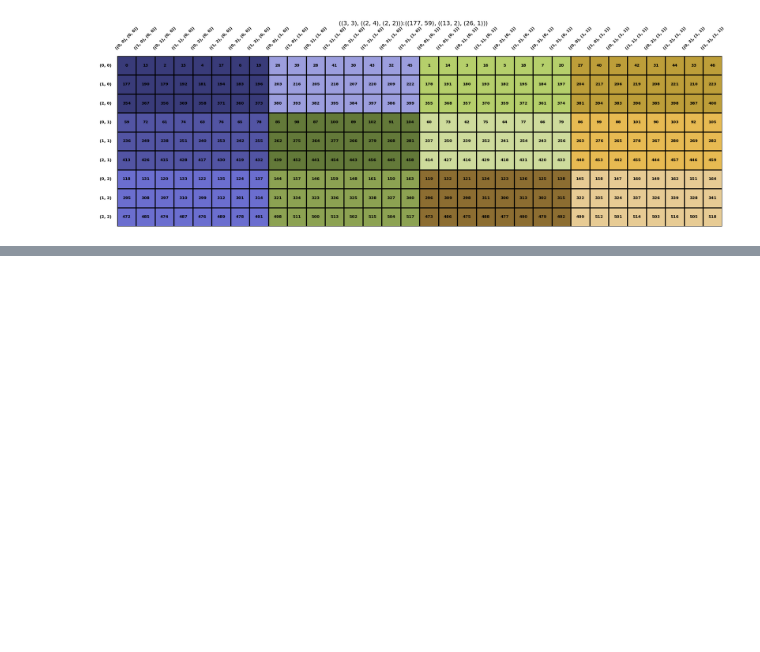
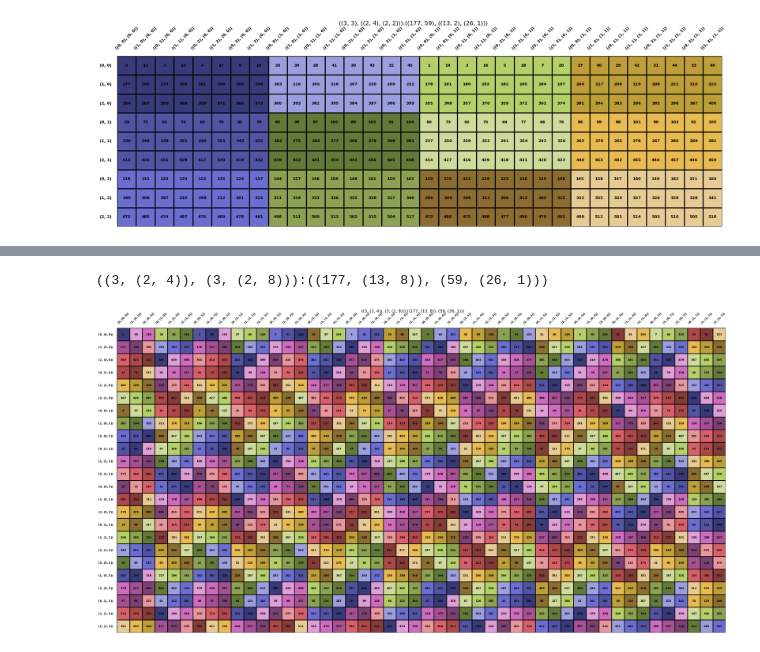
Before and after one commit to w32zhong/simp-intelligence, a Jupyter notebook: simp_intelligence/math/layout_divide.ipynb, the cells around one changed output, grey strips where cells are left out. Drawn from its saved outputs; the diff is of its cells as text; code cells hidden in the pictures; blank space fills up the shorter version.

```diff
--- a/simp_intelligence/math/layout_divide.ipynb
+++ b/simp_intelligence/math/layout_divide.ipynb
@@ -103,0 +108,5 @@ zipped_div = A.hierarchical_unzip('logical_divide', Layout.from_string('3,(2,4):
+# %%
+zipped_div.visualize()
+# %% [output]
+((3, (2, 4)), (3, (2, 8))):((177, (13, 8)), (59, (26, 1)))
+[figure, added]
```
Also changed, not shown: parts of 7 cells of this notebook, 1 other file.
